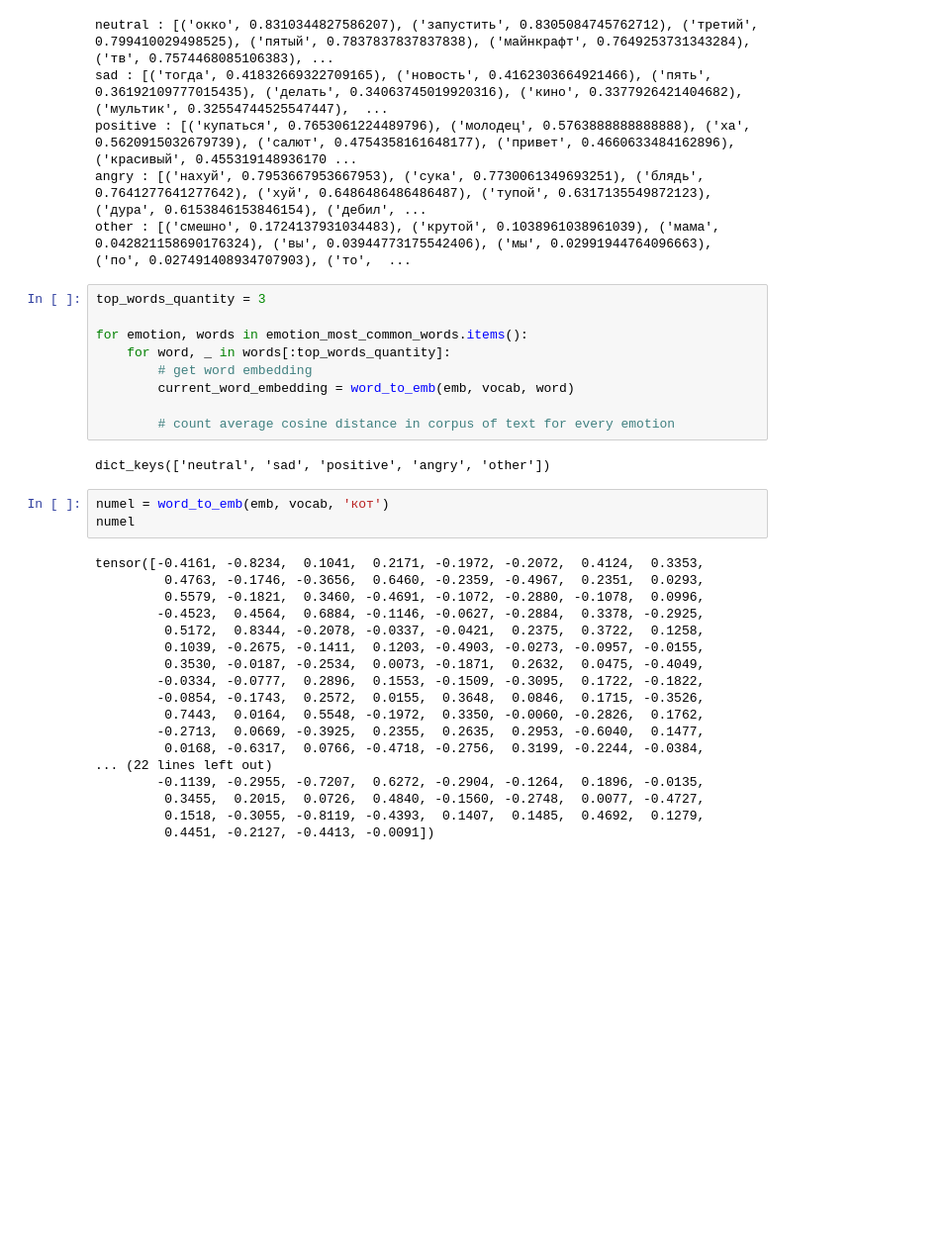
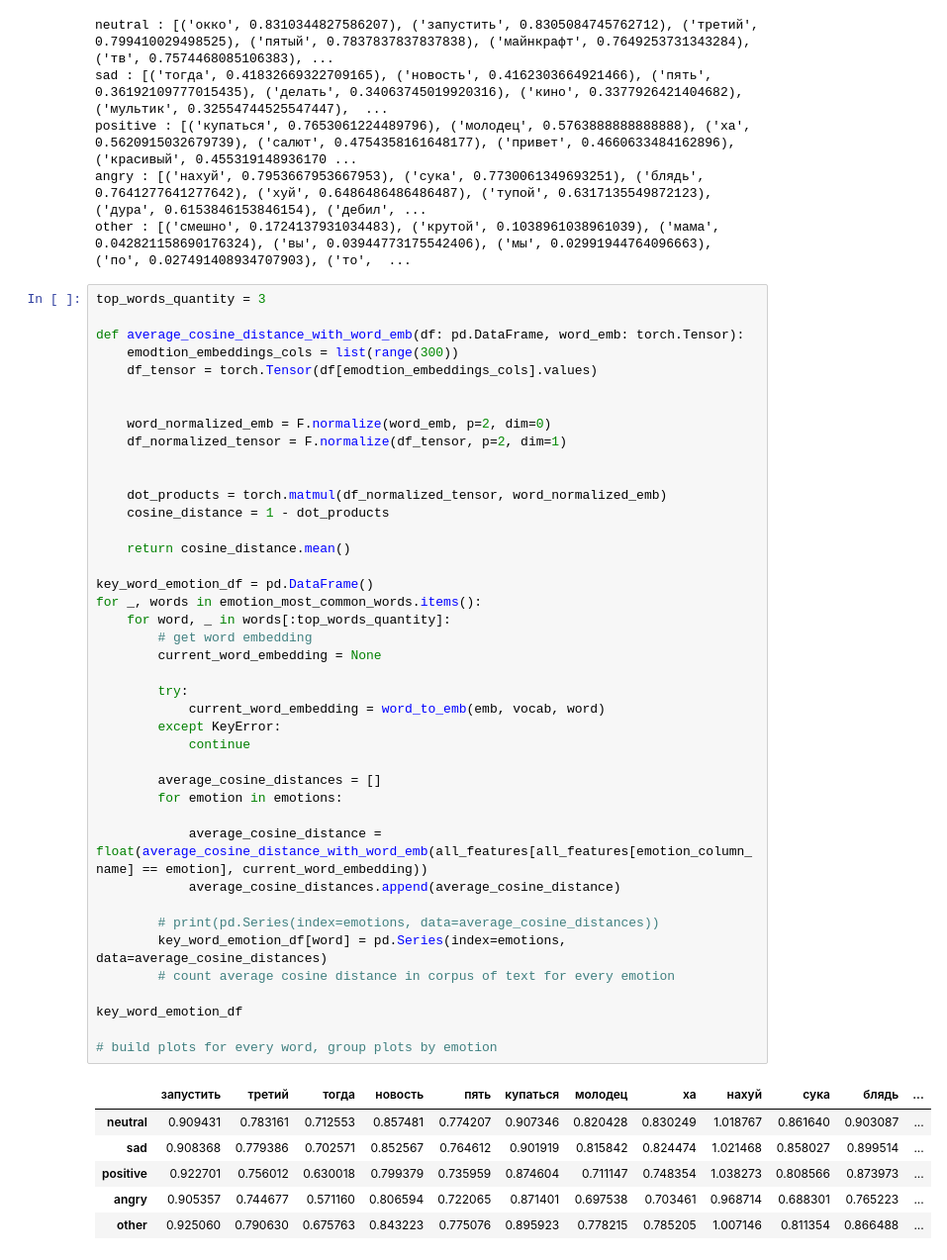
Before and after one commit to Kislv/MastersDegreeProject, a Jupyter notebook: test_hypotheses.ipynb, the cells around one changed output. Shown at 99% size. Drawn from its saved outputs; the diff is of its cells as text; blank space fills up the shorter version.

```diff
--- a/test_hypotheses.ipynb
+++ b/test_hypotheses.ipynb
@@ -510,35 +494,51 @@ sad : [('тогда', 0.41832669322709165), ('новость', 0.416230366492146
 positive : [('купаться', 0.7653061224489796), ('молодец', 0.5763888888888888), ('ха', 0.5620915032679739), ('салют', 0.4754358161648177), ('привет', 0.4660633484162896), ('красивый', 0.455319148936170 ...
 angry : [('нахуй', 0.7953667953667953), ('сука', 0.7730061349693251), ('блядь', 0.7641277641277642), ('хуй', 0.6486486486486487), ('тупой', 0.6317135549872123), ('дура', 0.6153846153846154), ('дебил', ...
 other : [('смешно', 0.1724137931034483), ('крутой', 0.1038961038961039), ('мама', 0.042821158690176324), ('вы', 0.03944773175542406), ('мы', 0.02991944764096663), ('по', 0.027491408934707903), ('то',  ...
-# %%
-top_words_quantity = 3
-
-for emotion, words in emotion_most_common_words.items():
-    for word, _ in words[:top_words_quantity]:
-        # get word embedding
-        current_word_embedding = word_to_emb(emb, vocab, word)
-
-        # count average cosine distance in corpus of text for every emotion
-# %% [output]
-dict_keys(['neutral', 'sad', 'positive', 'angry', 'other'])
-# %%
-numel = word_to_emb(emb, vocab, 'кот')
-numel
-# %% [output]
-tensor([-0.4161, -0.8234,  0.1041,  0.2171, -0.1972, -0.2072,  0.4124,  0.3353,
-         0.4763, -0.1746, -0.3656,  0.6460, -0.2359, -0.4967,  0.2351,  0.0293,
-         0.5579, -0.1821,  0.3460, -0.4691, -0.1072, -0.2880, -0.1078,  0.0996,
-        -0.4523,  0.4564,  0.6884, -0.1146, -0.0627, -0.2884,  0.3378, -0.2925,
-         0.5172,  0.8344, -0.2078, -0.0337, -0.0421,  0.2375,  0.3722,  0.1258,
-         0.1039, -0.2675, -0.1411,  0.1203, -0.4903, -0.0273, -0.0957, -0.0155,
-         0.3530, -0.0187, -0.2534,  0.0073, -0.1871,  0.2632,  0.0475, -0.4049,
-        -0.0334, -0.0777,  0.2896,  0.1553, -0.1509, -0.3095,  0.1722, -0.1822,
-        -0.0854, -0.1743,  0.2572,  0.0155,  0.3648,  0.0846,  0.1715, -0.3526,
-         0.7443,  0.0164,  0.5548, -0.1972,  0.3350, -0.0060, -0.2826,  0.1762,
-        -0.2713,  0.0669, -0.3925,  0.2355,  0.2635,  0.2953, -0.6040,  0.1477,
-         0.0168, -0.6317,  0.0766, -0.4718, -0.2756,  0.3199, -0.2244, -0.0384,
-... (22 lines left out)
-        -0.1139, -0.2955, -0.7207,  0.6272, -0.2904, -0.1264,  0.1896, -0.0135,
-         0.3455,  0.2015,  0.0726,  0.4840, -0.1560, -0.2748,  0.0077, -0.4727,
-         0.1518, -0.3055, -0.8119, -0.4393,  0.1407,  0.1485,  0.4692,  0.1279,
-         0.4451, -0.2127, -0.4413, -0.0091])
+# %%
+top_words_quantity = 3
+
+def average_cosine_distance_with_word_emb(df: pd.DataFrame, word_emb: torch.Tensor):
+    emodtion_embeddings_cols = list(range(300))
+    df_tensor = torch.Tensor(df[emodtion_embeddings_cols].values)
+
+
+    word_normalized_emb = F.normalize(word_emb, p=2, dim=0)
+    df_normalized_tensor = F.normalize(df_tensor, p=2, dim=1)
+
+
+    dot_products = torch.matmul(df_normalized_tensor, word_normalized_emb)
+    cosine_distance = 1 - dot_products
+
+    return cosine_distance.mean()
+
+key_word_emotion_df = pd.DataFrame()
+for _, words in emotion_most_common_words.items():
+    for word, _ in words[:top_words_quantity]:
+        # get word embedding
+        current_word_embedding = None
+
+        try:
+            current_word_embedding = word_to_emb(emb, vocab, word)
+        except KeyError:
+            continue
+
+        average_cosine_distances = []
+        for emotion in emotions:
+
+            average_cosine_distance = float(average_cosine_distance_with_word_emb(all_features[all_features[emotion_column_name] == emotion], current_word_embedding))
+            average_cosine_distances.append(average_cosine_distance)
+
+        # print(pd.Series(index=emotions, data=average_cosine_distances))
+        key_word_emotion_df[word] = pd.Series(index=emotions, data=average_cosine_distances)
+        # count average cosine distance in corpus of text for every emotion
+
+key_word_emotion_df
+
+# build plots for every word, group plots by emotion
+# %% [output]
+|  | запустить | третий | тогда | новость | пять | купаться | молодец | ха | нахуй | сука | блядь | ... |
+| neutral | 0.909431 | 0.783161 | 0.712553 | 0.857481 | 0.774207 | 0.907346 | 0.820428 | 0.830249 | 1.018767 | 0.861640 | 0.903087 | ... |
+| sad | 0.908368 | 0.779386 | 0.702571 | 0.852567 | 0.764612 | 0.901919 | 0.815842 | 0.824474 | 1.021468 | 0.858027 | 0.899514 | ... |
+| positive | 0.922701 | 0.756012 | 0.630018 | 0.799379 | 0.735959 | 0.874604 | 0.711147 | 0.748354 | 1.038273 | 0.808566 | 0.873973 | ... |
+| angry | 0.905357 | 0.744677 | 0.571160 | 0.806594 | 0.722065 | 0.871401 | 0.697538 | 0.703461 | 0.968714 | 0.688301 | 0.765223 | ... |
+| other | 0.925060 | 0.790630 | 0.675763 | 0.843223 | 0.775076 | 0.895923 | 0.778215 | 0.785205 | 1.007146 | 0.811354 | 0.866488 | ... |
```
Also changed, not shown: parts of 3 cells of this notebook.
